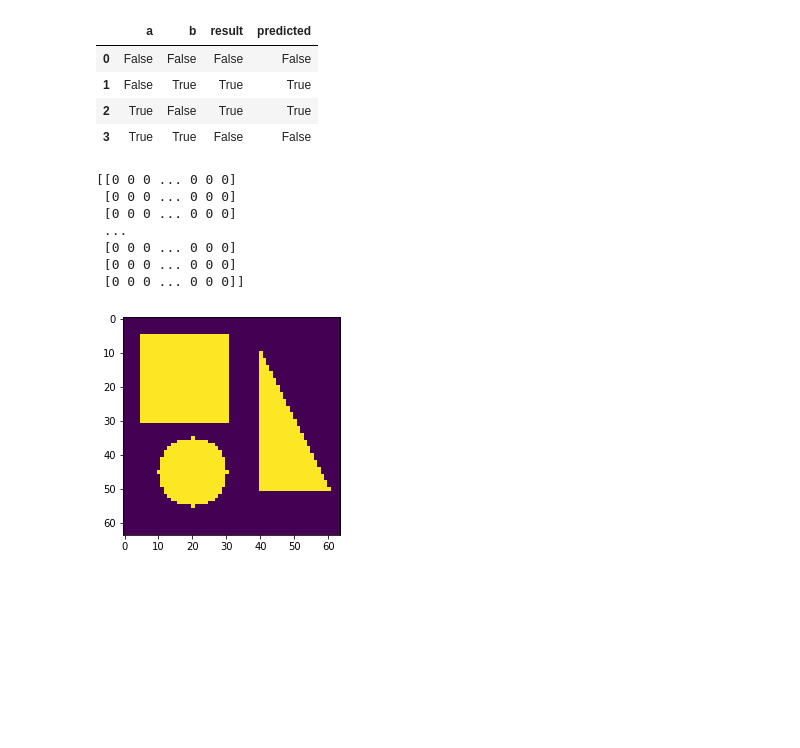
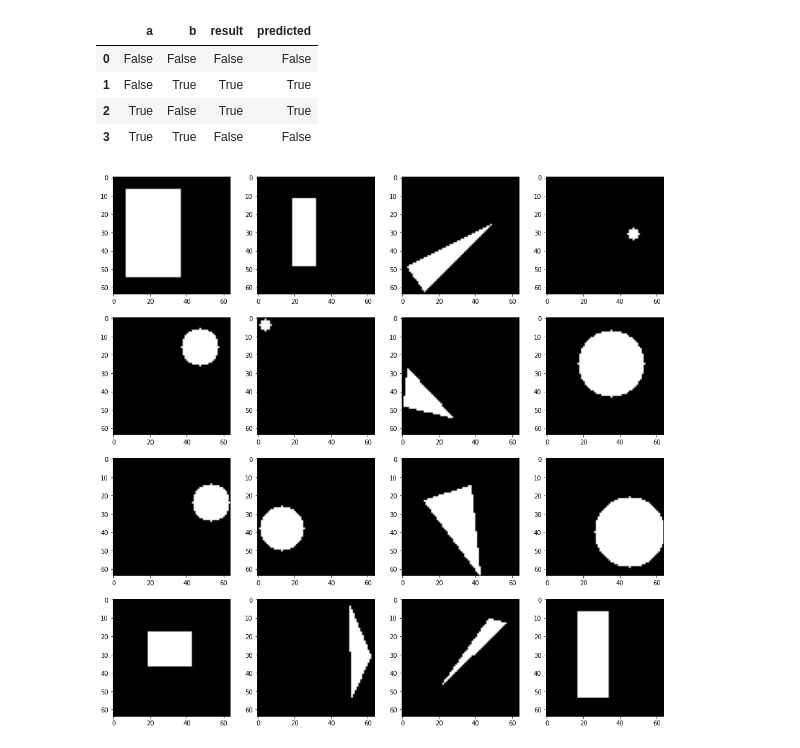
Before and after one commit to agibalov/ai-experiments, a Jupyter notebook: shape-recognition-experiment/shape-recognition-experiment.ipynb, the cells around one changed output. Saved outputs shown, nothing was run; the diff lists cells and outputs as text; code cells hidden in the pictures; blank space fills up the shorter version.

```diff
--- a/shape-recognition-experiment/shape-recognition-experiment.ipynb
+++ b/shape-recognition-experiment/shape-recognition-experiment.ipynb
@@ -52,21 +60,47 @@ pd.concat([
 | 1 | False | True | True | True |
 | 2 | True | False | True | True |
 | 3 | True | True | False | False |
-# %%
-import cv2
-
-img = np.zeros([64, 64], dtype=np.uint8)
-cv2.rectangle(img, (5, 5), (30, 30), (1), cv2.FILLED)
-cv2.circle(img, (20, 45), 10, (1), cv2.FILLED)
-cv2.fillPoly(img, np.array([[(40, 10), (60, 50), (40, 50)]]), (1))
-plt.imshow(img)
-print(np.matrix(img))
-# %% [output]
-[[0 0 0 ... 0 0 0]
- [0 0 0 ... 0 0 0]
- [0 0 0 ... 0 0 0]
- ...
- [0 0 0 ... 0 0 0]
- [0 0 0 ... 0 0 0]
- [0 0 0 ... 0 0 0]]
-[figure, removed]
+# %%
+import cv2
+import random
+
+r = random.Random(1)
+
+def make_random_image(size):
+    img = np.zeros([size, size], dtype=np.uint8)
+
+    shape = r.choice(['rectangle', 'circle', 'triangle'])
+    if shape == 'rectangle':
+        MIN_RECT_SIDE = 5
+        left = r.randint(0, size - MIN_RECT_SIDE)
+        top = r.randint(0, size - MIN_RECT_SIDE)
+        width = r.randint(MIN_RECT_SIDE, size - left)
+        height = r.randint(MIN_RECT_SIDE, size - top)
+        cv2.rectangle(img, (left, top), (width, height), (1), cv2.FILLED)
+    elif shape == 'circle':
+        MIN_RADIUS = 3
+        MAX_RADIUS = size // 3
+        radius = r.randint(MIN_RADIUS, MAX_RADIUS)
+        left = r.randint(radius, size - radius)
+        top = r.randint(radius, size - radius)
+        cv2.circle(img, (left, top), radius, (1), cv2.FILLED)
+    elif shape == 'triangle':
+        x1 = r.randint(0, size)
+        y1 = r.randint(0, size)
+        x2 = r.randint(0, size)
+        y2 = r.randint(0, size)
+        x3 = r.randint(0, size)
+        y3 = r.randint(0, size)
+        cv2.fillPoly(img, np.array([[(x1, y1), (x2, y2), (x3, y3)]]), (1))
+    else:
+        raise Error(f'Unknown shape ${shape}')
+
+    return img
+
+plt.figure(figsize=(16, 16))
+for i in range(16):
+    img = make_random_image(64)
+    plt.subplot(4, 4, i + 1)
+    plt.imshow(img, cmap=plt.cm.gray)
+# %% [output]
+[figure, added]
```
Also changed, not shown: parts of 1 cell of this notebook.
